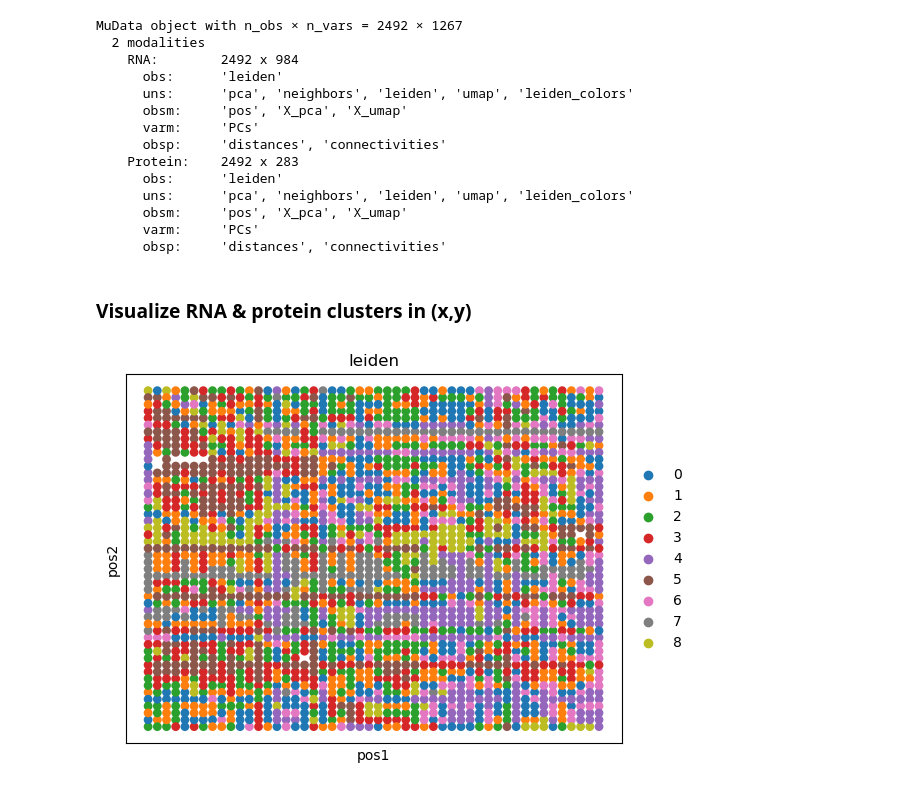
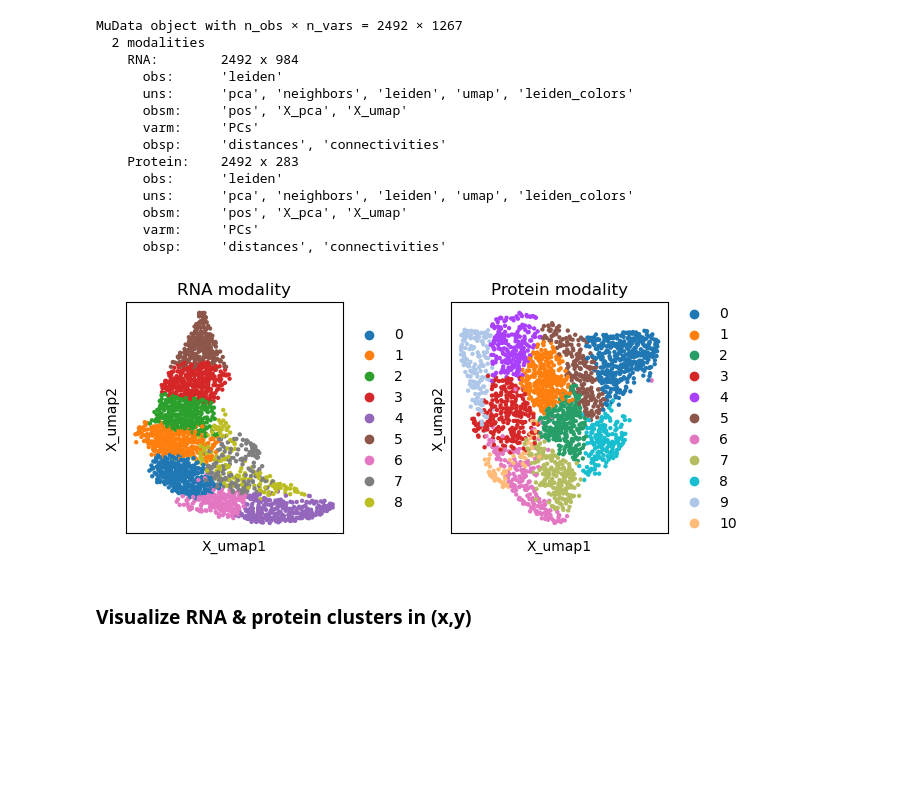
Before and after one commit to cvasq24/spatial_totalvi, a Jupyter notebook: data/tonsil/prep_mudata.ipynb, the cells around one changed output. Cells and saved outputs as stored; diff of their text form; code cells hidden in the pictures; blank space fills up the shorter version.

```diff
--- a/data/tonsil/prep_mudata.ipynb
+++ b/data/tonsil/prep_mudata.ipynb
@@ -7,7 +7,7 @@ import anndata as ad
 import matplotlib.pyplot as plt
 # %%
 # Load metadata: cell IDs, gene IDs, protein IDs, and positions x,y
-with h5py.File("./raw_data/GSM6578062_human_tonsil_HVG.h5", "r") as f:
+with h5py.File("./raw_data/GSM6578062_human_tonsil_SVG.h5", "r") as f:
     print(f.keys())
     cell = [i.decode("utf-8") for i in f["cell"][:]]
     gene = [i.decode("utf-8") for i in f["gene"][:]]
@@ -29,7 +29,7 @@ print(X_gene)
 adata_rna = ad.AnnData(X=X_gene.X)
 
 adata_rna.obs_names = cell
-# adata_rna.var_names = gene
+adata_rna.var_names = gene
 adata_rna.obsm["pos"] = pos
 
 adata_rna.X
@@ -57,7 +59,7 @@ sc.pl.umap(adata_rna, color="leiden", show=False)
 ### Processing surface epitope data
 # %%
 # Load protein count matrix
-X_protein = sc.read_hdf("./raw_data/GSM6578062_human_tonsil_HVG.h5", key="X_protein")
+X_protein = sc.read_hdf("./raw_data/GSM6578062_human_tonsil_SVG.h5", key="X_protein")
 adata_prot = ad.AnnData(X=X_protein.X)
 
 adata_prot.obs_names = cell
@@ -107,11 +109,19 @@ MuData object with n_obs × n_vars = 2492 × 1267
       obsp:     'distances', 'connectivities'
 # %%
 mdata.write_h5mu("./tonsil_pp_svg.h5mu")
+# %%
+fig, ax = plt.subplots(nrows=1, ncols=2, figsize=(7, 3), gridspec_kw={"wspace": 0.5})
+
+sc.pl.embedding(mdata["RNA"], basis="X_umap", color="leiden", s=40, show=False, ax=ax[0])
+ax[0].invert_yaxis()
+ax[0].set_title("RNA modality")
+
+sc.pl.embedding(mdata["Protein"], basis="X_umap", color="leiden", s=40, show=False, ax=ax[1])
+ax[1].invert_yaxis()
+ax[1].set_title("Protein modality")
+
+plt.savefig("./figures/modality_umap_svg.png", dpi=500)
+# %% [output]
+[figure, added]
 # %% [markdown]
 ### Visualize RNA & protein clusters in (x,y)
-# %%
-sc.pl.embedding(mdata["RNA"], basis="pos", color="leiden", s=160, show=False)
-plt.gca().invert_yaxis()
-plt.savefig("./figures/rna_clusters_spatial_svg.png", dpi=500)
-# %% [output]
-[figure, removed]
```
Also changed, not shown: parts of 7 cells of this notebook, 43 other files.
